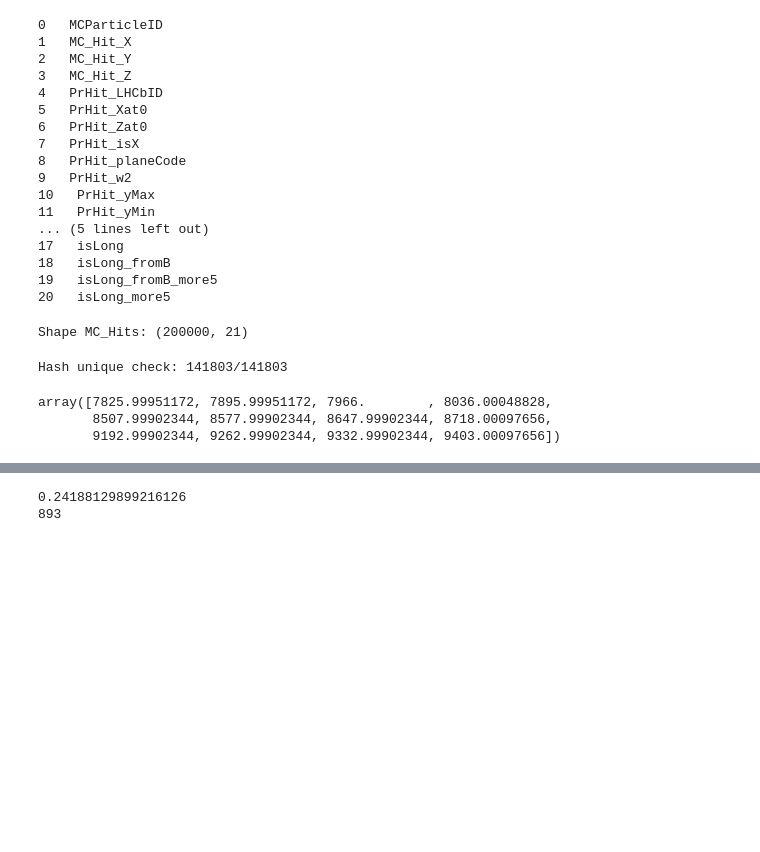
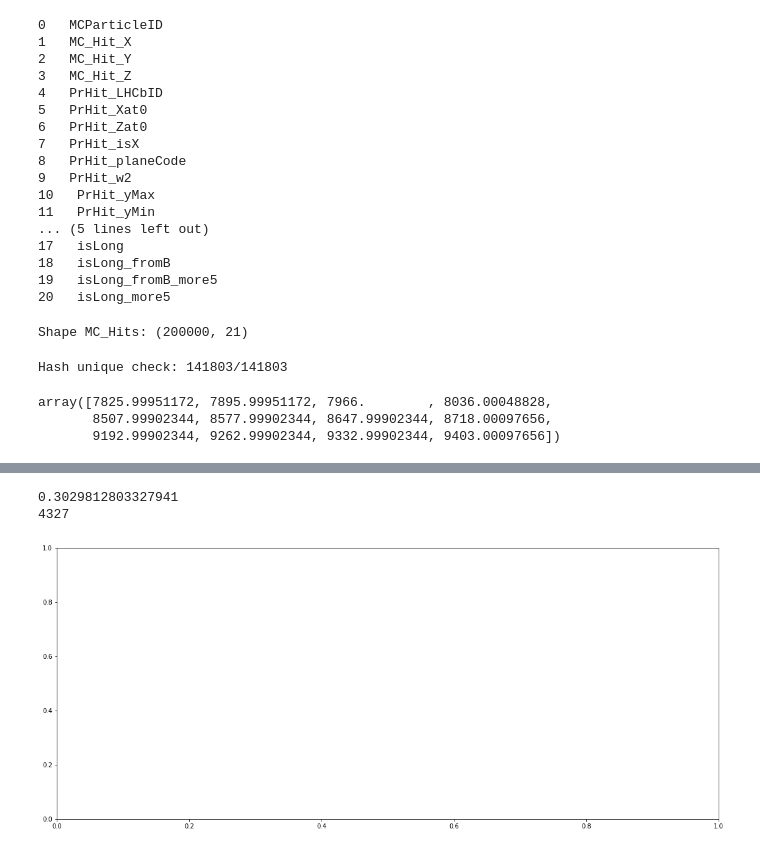
Before and after one commit to gabrielcammany/LHCb-CERN, a Jupyter notebook: Hybrid_Seeding_Model.ipynb, the cells around one changed output, grey strips where cells are left out. Cells and saved outputs as stored; diff of their text form; code cells hidden in the pictures; blank space fills up the shorter version.

```diff
--- a/Hybrid_Seeding_Model.ipynb
+++ b/Hybrid_Seeding_Model.ipynb
@@ -380,40 +389,52 @@ Thread 2 took: 8 s
 # %%
 total = 0
 mean = 0
 unique = {}
+fig = plt.figure(figsize=(19, 8))
+ax = fig.add_subplot(111)
 
 for core in results:
     for event in core:
         for result in event:
             for hit in result:
                 valid = 0
+                equal = 0
                 first = hit[0]
+                X_f = []
+                Z_f = []
+                X_l = []
+                Z_l = []
+
                 if (unique.get(first[11]) == None):
-                    unique[first[11]] = 1
+                    unique[first[11]] = [hit,0]
                 else:
-                    continue
-                X = []
-                Z = []
+                    for h in hit:
+                        X_f.append(h[2])
+                        Z_f.append(h[3])
+                    for h in unique.get(first[11])[0]:
+                        X_l.append(h[2])
+                        Z_l.append(h[3])
+
+                    if (set(X_l) == set(X_f)):
+                        continue
+                    equal = 1
+
                 for h in hit:
-                    if (type(h) is list):
-                        for val in h:
-                            if (val[5] != first[5]) and (first[11] == val[11]):
-                                valid += 1
-                        X.append(val[2].astype(float))
-                        Z.append(val[3].astype(float))
-                    else:
-                        if (h[5] != first[5]) and (first[11] == h[11]):
-                            valid += 1
-                        X.append(h[2].astype(float))
-                        Z.append(h[3].astype(float))
+                    if (h[5] != first[5]) and (first[11] == h[11]):
+                        valid += 1
+
                 if valid > 0:
+                    unique[first[11]][1] = valid
                     mean += 1
+
                 total += 1
+
 print(mean/total)
 print(total)
 # %% [output]
-0.24188129899216126
-893
+0.3029812803327941
+4327
+[figure, added]
 # %%
 fig = plt.figure(figsize=(19, 8))
 ax = fig.add_subplot(111, projection='3d')
```
Also changed, not shown: parts of 2 cells of this notebook, 3 other files.
